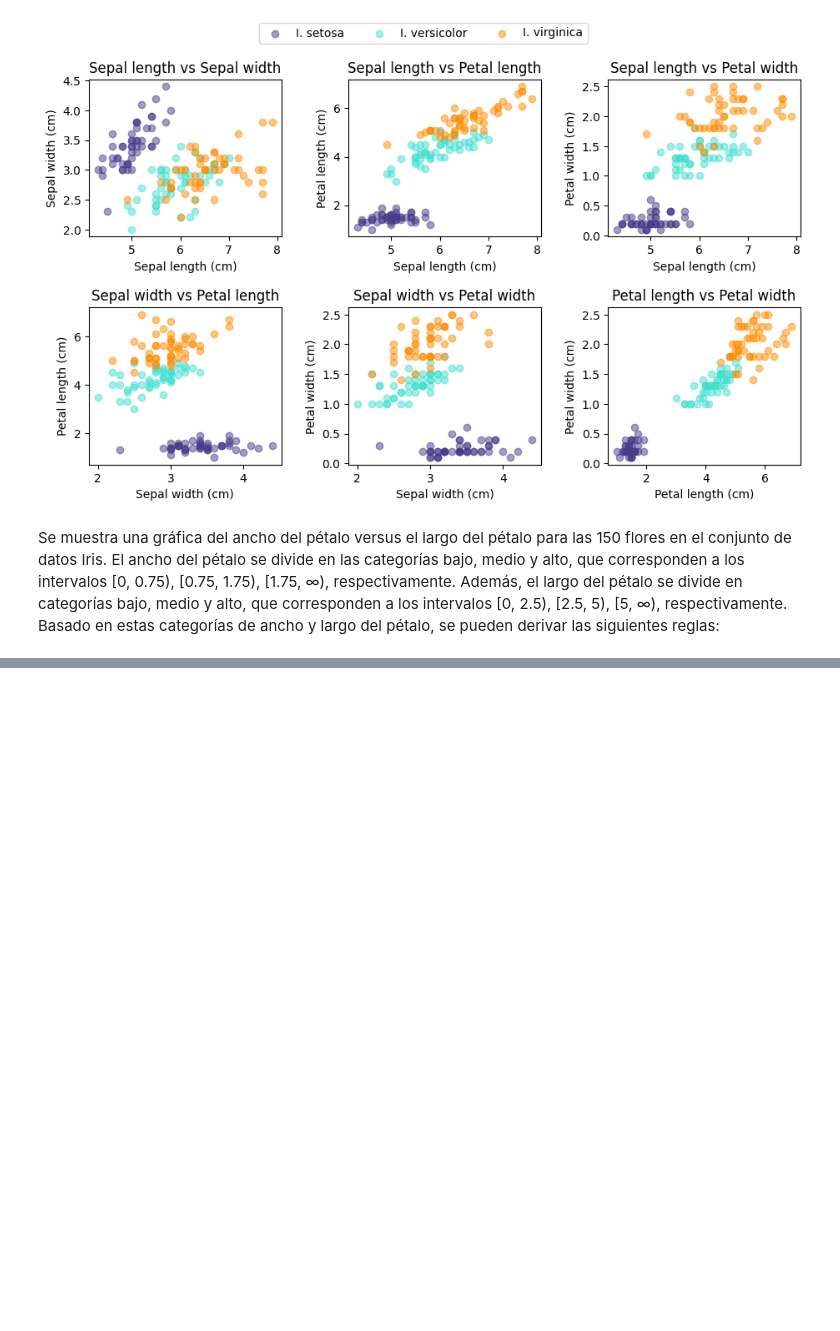
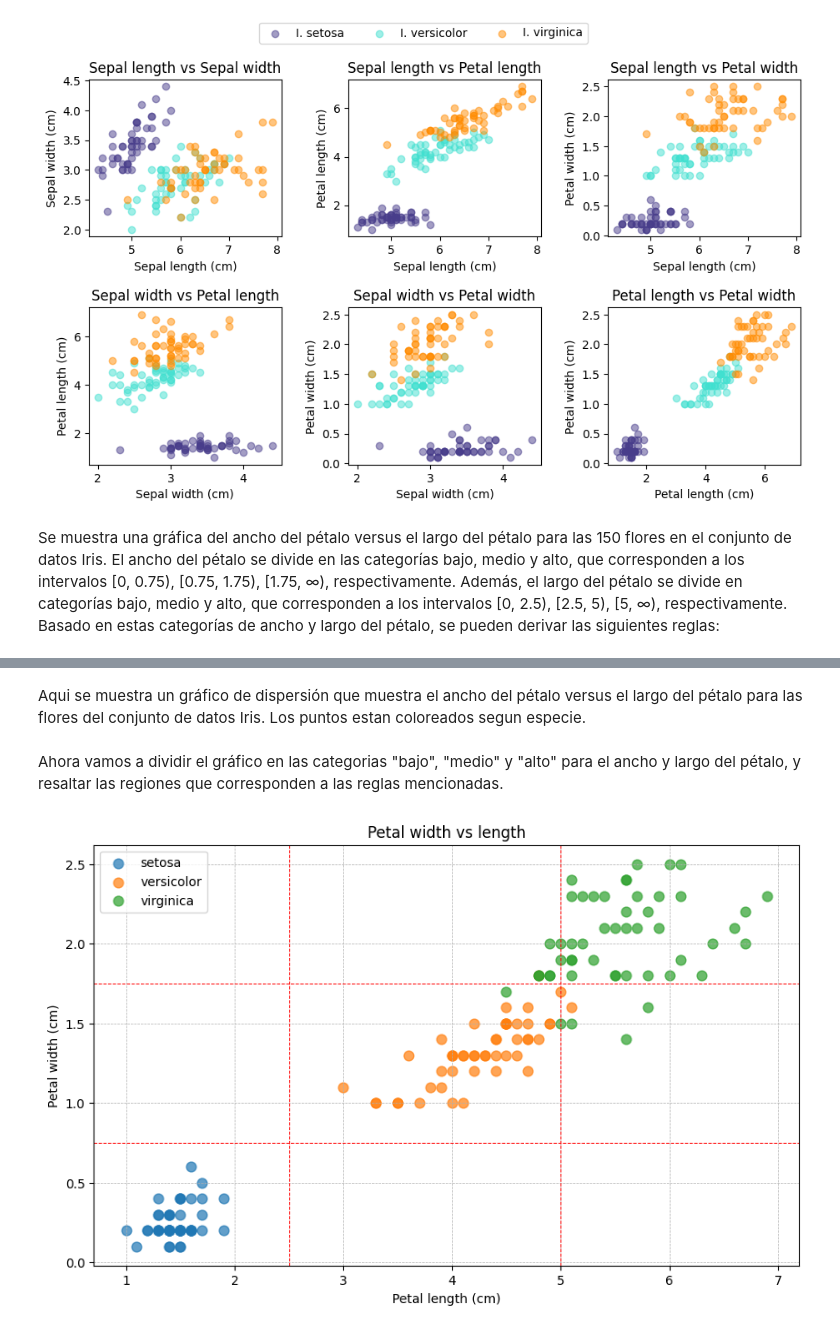
Before and after one commit to davescudero/DataM, a Jupyter notebook: 01_intro/Resources/01_intro_ejercicios.ipynb, the cells around one changed output, grey strips where cells are left out. Drawn from its saved outputs; the diff is of its cells as text; code cells hidden in the pictures; blank space fills up the shorter version.

```diff
--- a/01_intro/Resources/01_intro_ejercicios.ipynb
+++ b/01_intro/Resources/01_intro_ejercicios.ipynb
@@ -111,0 +159,36 @@ Se muestra una gráfica del ancho del pétalo versus el largo del pétalo para l
+# %% [markdown]
+Aqui se muestra un gráfico de dispersión que muestra el ancho del pétalo versus el largo del pétalo para las flores del conjunto de datos Iris. Los puntos estan coloreados segun especie.
+# %% [markdown]
+Ahora vamos a dividir el gráfico en las categorias "bajo", "medio" y "alto" para el ancho y largo del pétalo, y resaltar las regiones que corresponden a las reglas mencionadas.
+# %%
+# Definir las lineas divisorias para las categorias en el grafico
+lines= {
+    "petal_width": [0.75, 1.75],
+    "petal_length": [2.5, 5.0]
+}
+
+# Grafico con las catregorias
+fig, ax= plt.subplots(figsize=(10,6))
+
+# Dibujar lineas divisiorias
+ax.axhline(lines["petal_width"][0], c='r', linestyle='--', linewidth=0.7)
+ax.axhline(lines["petal_width"][1], c='r', linestyle='--', linewidth=0.7)
+ax.axvline(lines["petal_length"][0], c='r', linestyle='--', linewidth=0.7)
+ax.axvline(lines["petal_length"][1], c='r', linestyle='--', linewidth=0.7)
+
+# Colorear puntos basados en las reglas mencionadas
+for idx, label in enumerate(labels):
+   mask= (y==idx)
+   ax.scatter(x[mask,2], x[mask,3], label= label, s=60, alpha=0.7)
+
+# Agregar leyendas y titulos
+ax.set_xlabel('Petal length (cm)')
+ax.set_ylabel('Petal width (cm)')
+ax.set_title('Petal width vs length')
+ax.legend()
+
+# Mostrar el gráfico
+plt.grid(True, which='both', linestyle='--', linewidth=0.5)
+plt.show()
+# %% [output]
+[figure, added]
```
Also changed, not shown: parts of 2 cells of this notebook.
